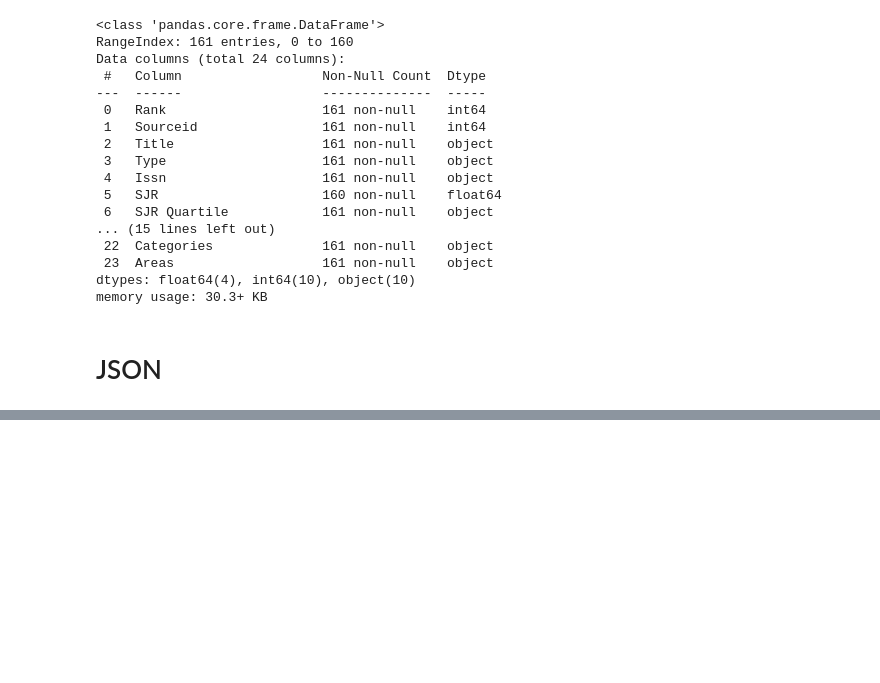
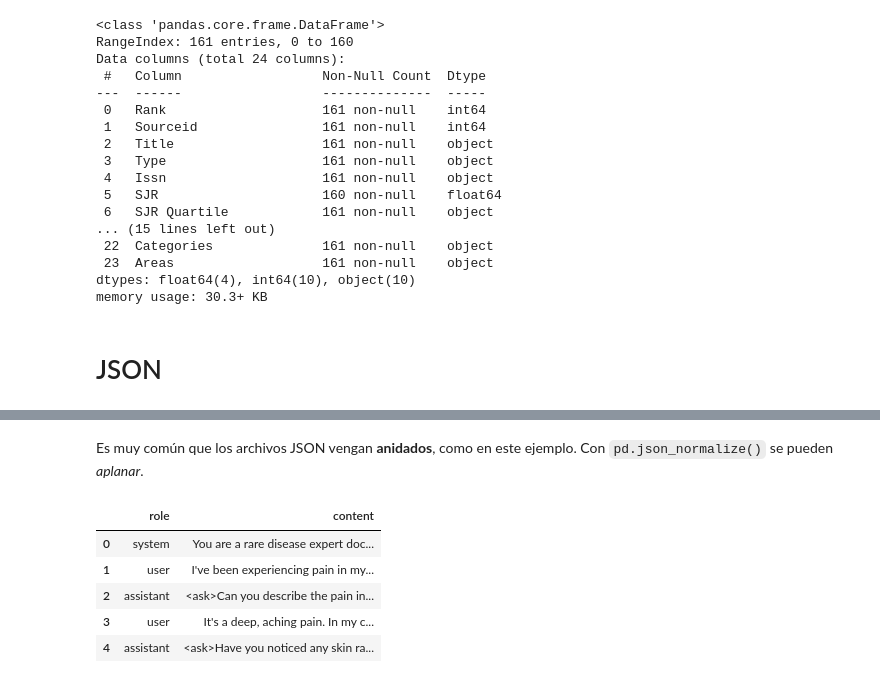
Before and after one commit to alejop0927/ap-2026-1-61, a Jupyter notebook: notebooks/Carga_de_otros_formatos_de_datos.ipynb, the cells around one changed output, grey strips where cells are left out. Cells and saved outputs as stored; diff of their text form; code cells hidden in the pictures; blank space fills up the shorter version.

```diff
--- a/notebooks/Carga_de_otros_formatos_de_datos.ipynb
+++ b/notebooks/Carga_de_otros_formatos_de_datos.ipynb
@@ -216,0 +250,6 @@ df.head()
+# %%
+file_name = "sft_training_conversations.json"
+file_path = DATA_DIR / file_name
+
+df = pd.read_json(file_path)
+df.head()
@@ -216,0 +263,21 @@ df.head()
+# %% [markdown]
+Es muy común que los archivos JSON vengan **anidados**, como en este ejemplo. Con `pd.json_normalize()` se pueden *aplanar*.
+# %%
+# Extract all messages into a single list
+messages = pd.json_normalize(df['messages'])
+
+all_messages = []
+for idx, row in df.iterrows():
+	for msg in row['messages']:
+		all_messages.append(msg)
+
+# Create a new dataframe from the flattened messages
+df_messages = pd.DataFrame(all_messages)
+df_messages.head()
+# %% [output]
+|  | role | content |
+| 0 | system | You are a rare disease expert doc... |
+| 1 | user | I've been experiencing pain in my... |
+| 2 | assistant | <ask>Can you describe the pain in... |
+| 3 | user | It's a deep, aching pain. In my c... |
+| 4 | assistant | <ask>Have you noticed any skin ra... |
```
Also changed, not shown: parts of 64 cells of this notebook, 4 other files.
